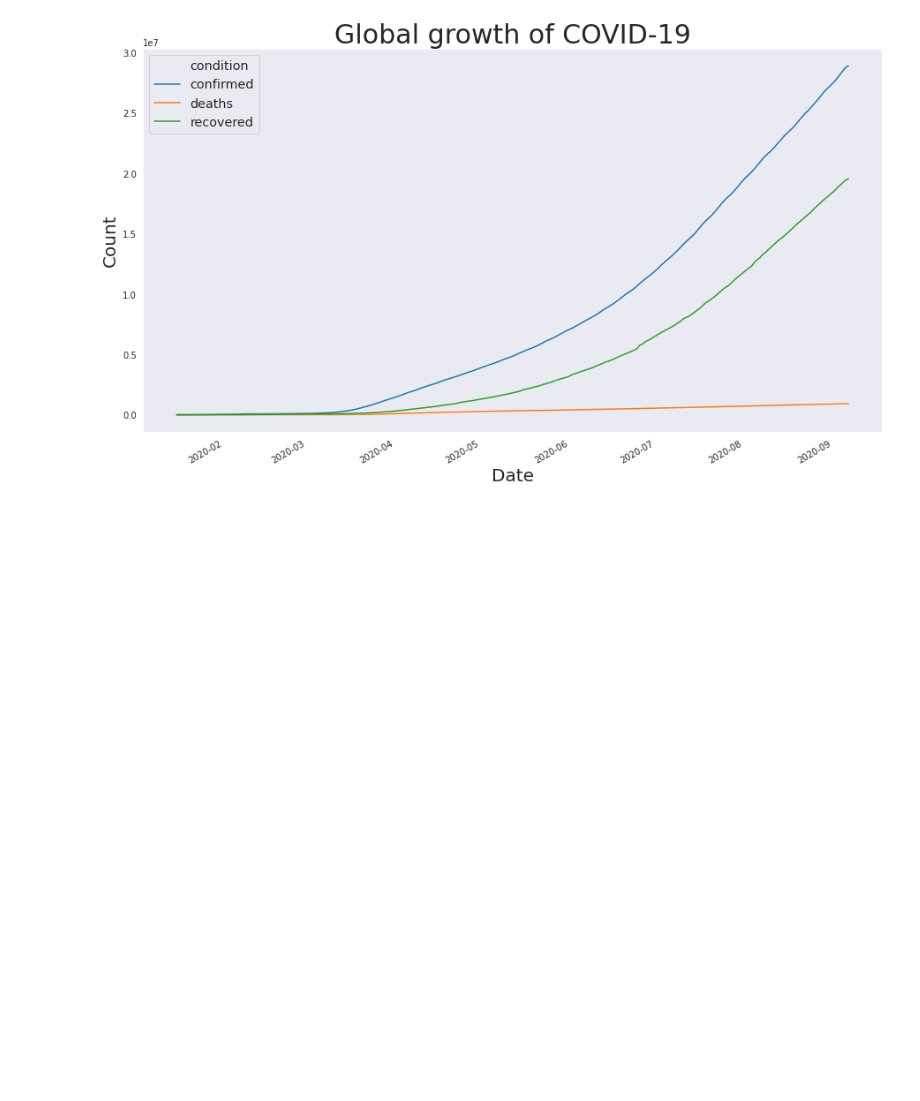
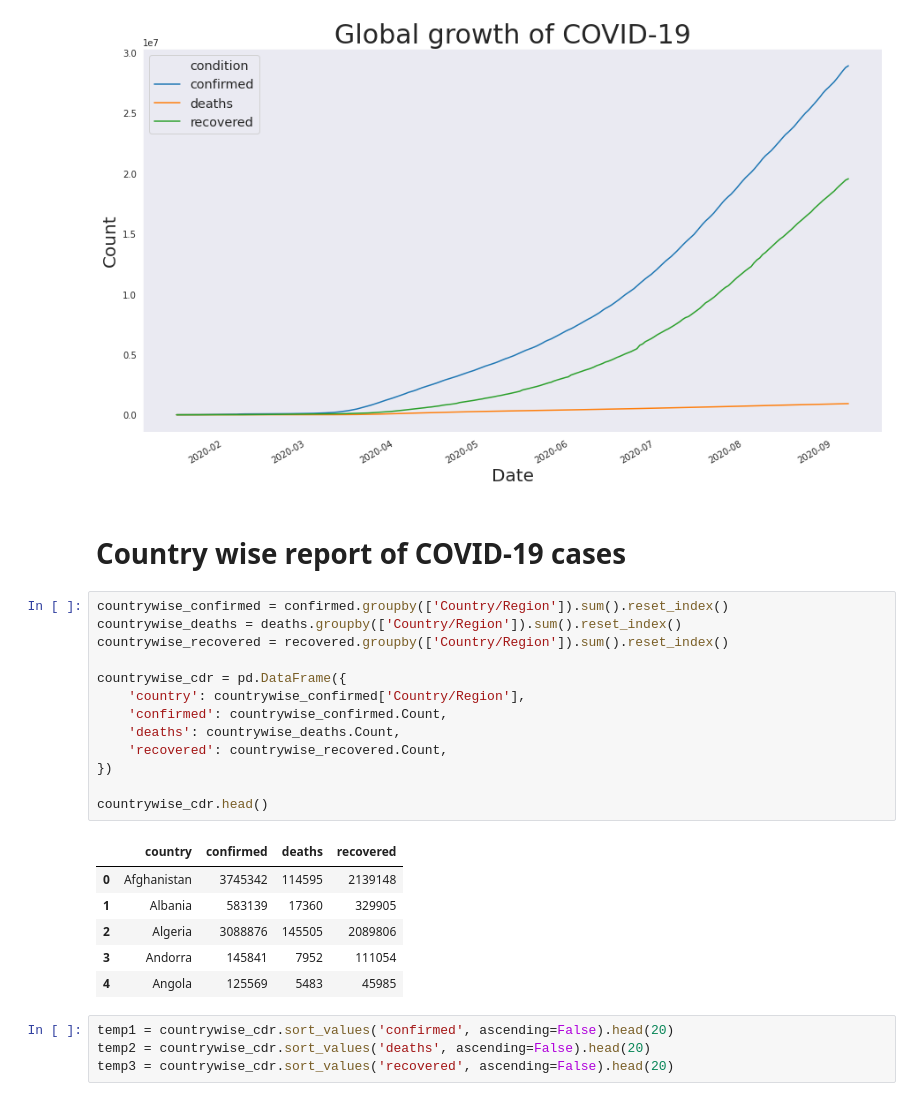
Before and after one commit to acchu99/covid-19-data-mining, a Jupyter notebook: COVID_19_Data_Mining.ipynb, the cells around one changed output. Cells and saved outputs as stored; diff of their text form; blank space fills up the shorter version.

```diff
--- a/COVID_19_Data_Mining.ipynb
+++ b/COVID_19_Data_Mining.ipynb
@@ -134,3 +136,29 @@ plt.xticks(rotation=30);
 plt.legend(fontsize='x-large');
 # %% [output]
 [figure]
+# %% [markdown]
+# Country wise report of COVID-19 cases
+# %%
+countrywise_confirmed = confirmed.groupby(['Country/Region']).sum().reset_index()
+countrywise_deaths = deaths.groupby(['Country/Region']).sum().reset_index()
+countrywise_recovered = recovered.groupby(['Country/Region']).sum().reset_index()
+
+countrywise_cdr = pd.DataFrame({
+    'country': countrywise_confirmed['Country/Region'],
+    'confirmed': countrywise_confirmed.Count,
+    'deaths': countrywise_deaths.Count,
+    'recovered': countrywise_recovered.Count,
+})
+
+countrywise_cdr.head()
+# %% [output]
+|  | country | confirmed | deaths | recovered |
+| 0 | Afghanistan | 3745342 | 114595 | 2139148 |
+| 1 | Albania | 583139 | 17360 | 329905 |
+| 2 | Algeria | 3088876 | 145505 | 2089806 |
+| 3 | Andorra | 145841 | 7952 | 111054 |
+| 4 | Angola | 125569 | 5483 | 45985 |
+# %%
+temp1 = countrywise_cdr.sort_values('confirmed', ascending=False).head(20)
+temp2 = countrywise_cdr.sort_values('deaths', ascending=False).head(20)
+temp3 = countrywise_cdr.sort_values('recovered', ascending=False).head(20)
```
Also changed, not shown: parts of 2 cells of this notebook.
